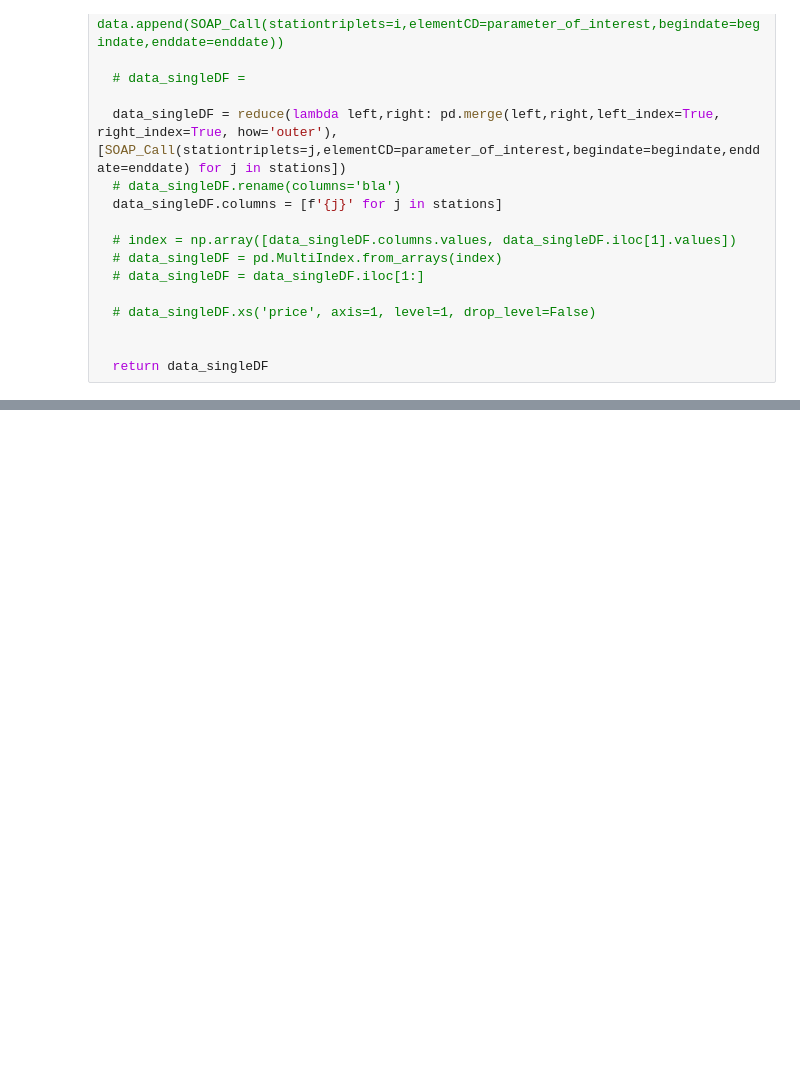
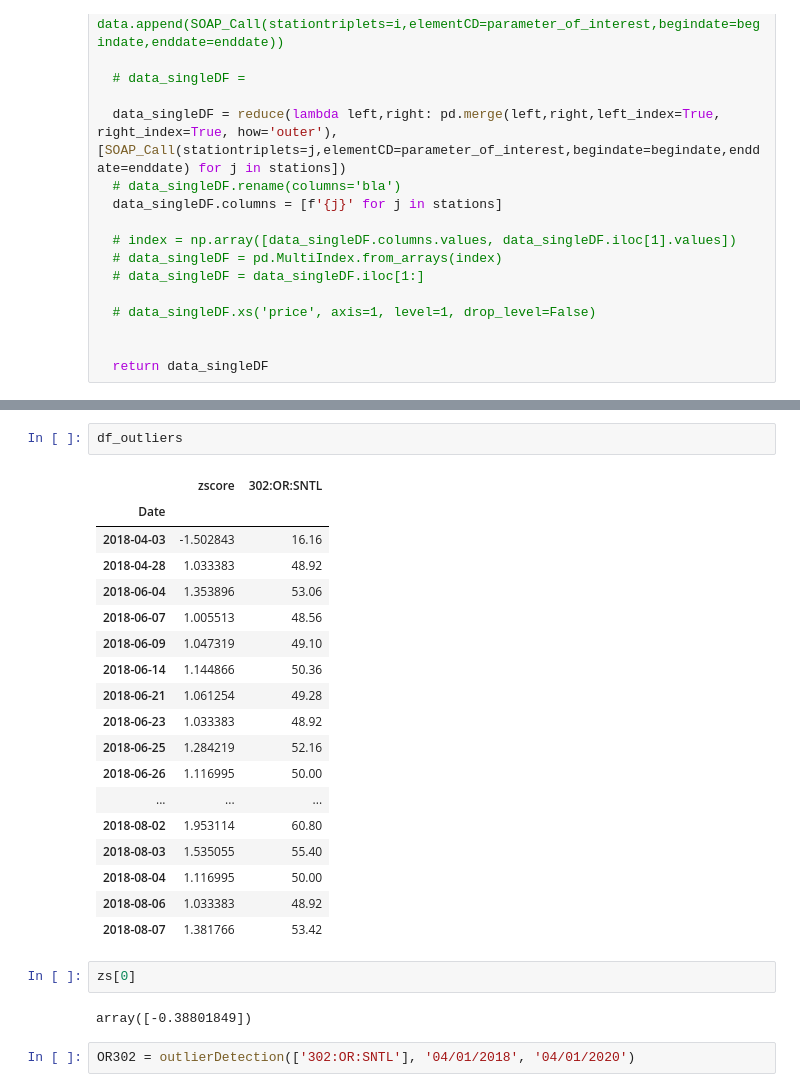
Before and after one commit to geoskimoto/SNOTEL_AnomalyDetection, a Jupyter notebook: errorFinder.ipynb, the cells around one changed output, grey strips where cells are left out. Saved outputs shown, nothing was run; the diff lists cells and outputs as text; blank space fills up the shorter version.

```diff
--- a/errorFinder.ipynb
+++ b/errorFinder.ipynb
@@ -228,0 +352,27 @@ class errorChecking():
+# %%
+df_outliers
+# %% [output]
+|  | zscore | 302:OR:SNTL |
+| Date |  |  |
+| 2018-04-03 | -1.502843 | 16.16 |
+| 2018-04-28 | 1.033383 | 48.92 |
+| 2018-06-04 | 1.353896 | 53.06 |
+| 2018-06-07 | 1.005513 | 48.56 |
+| 2018-06-09 | 1.047319 | 49.10 |
+| 2018-06-14 | 1.144866 | 50.36 |
+| 2018-06-21 | 1.061254 | 49.28 |
+| 2018-06-23 | 1.033383 | 48.92 |
+| 2018-06-25 | 1.284219 | 52.16 |
+| 2018-06-26 | 1.116995 | 50.00 |
+| ... | ... | ... |
+| 2018-08-02 | 1.953114 | 60.80 |
+| 2018-08-03 | 1.535055 | 55.40 |
+| 2018-08-04 | 1.116995 | 50.00 |
+| 2018-08-06 | 1.033383 | 48.92 |
+| 2018-08-07 | 1.381766 | 53.42 |
+# %%
+zs[0]
+# %% [output]
+array([-0.38801849])
+# %%
+OR302 = outlierDetection(['302:OR:SNTL'], '04/01/2018', '04/01/2020')
```
Also changed, not shown: parts of 33 cells of this notebook.
